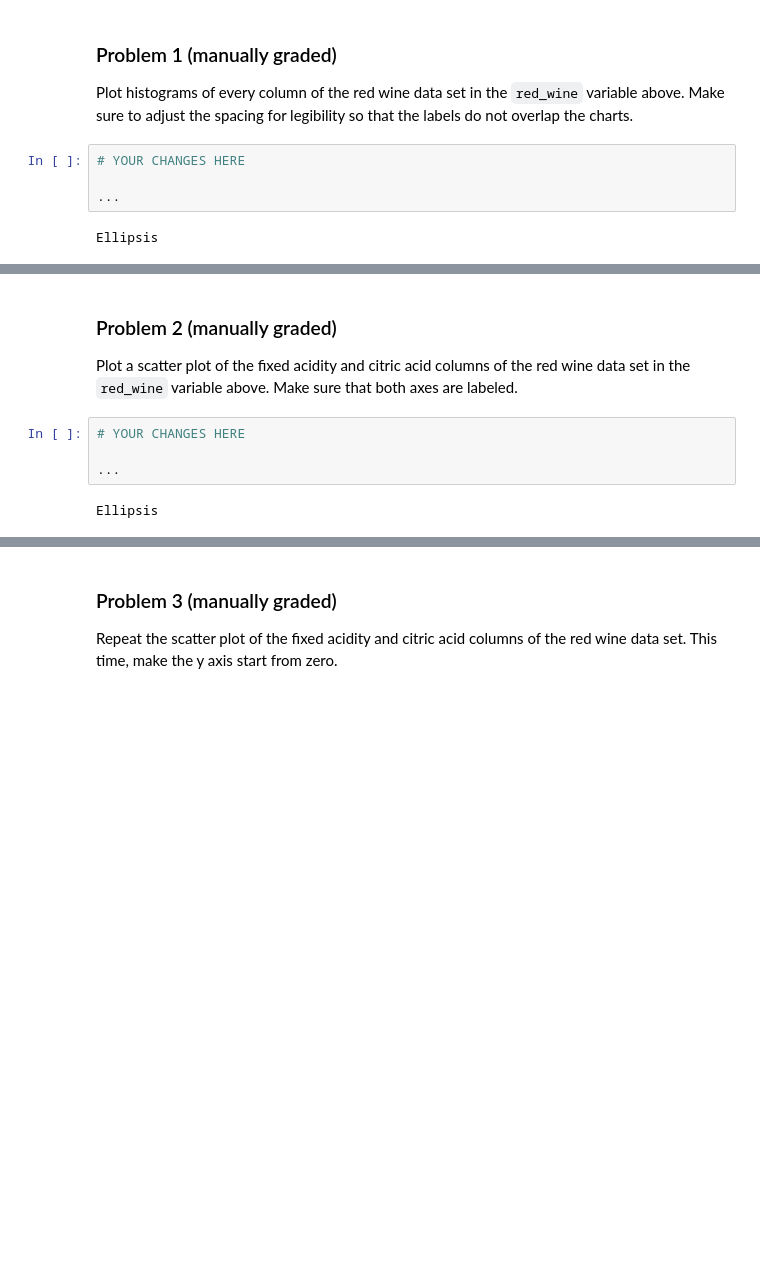
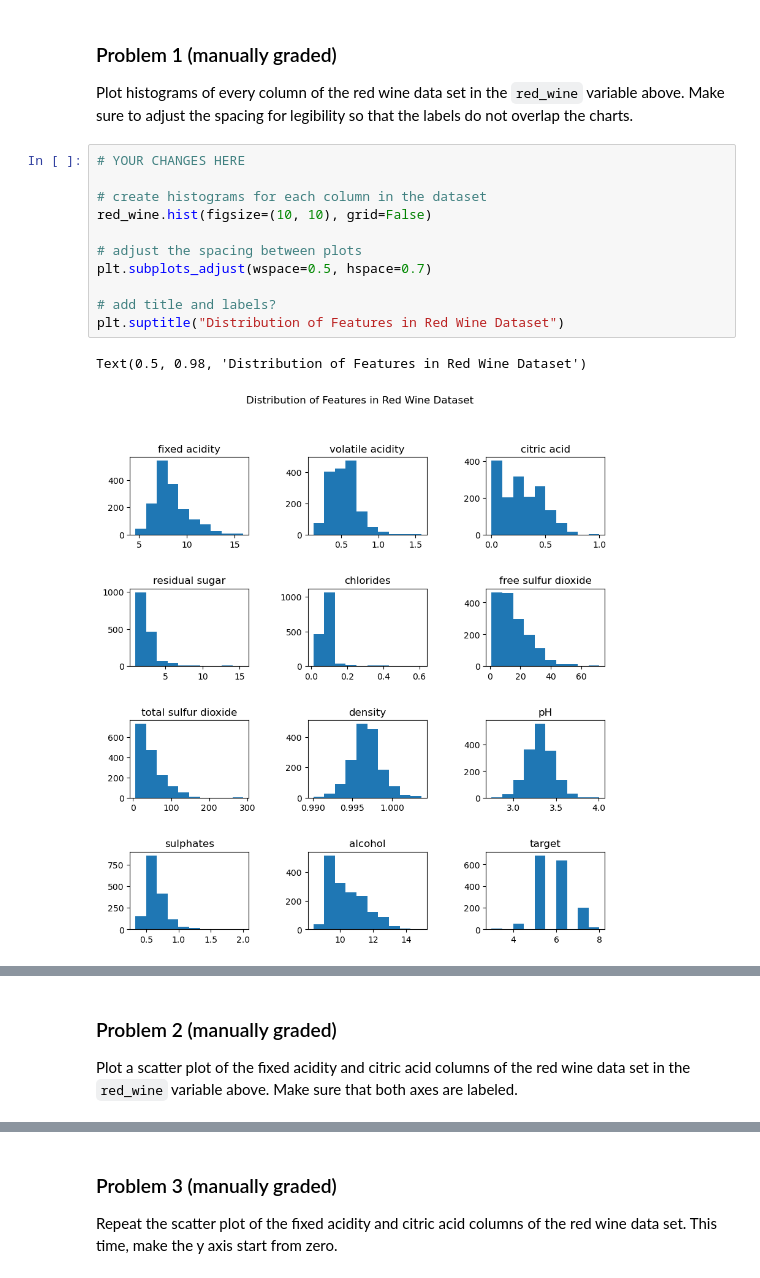
Before and after one commit to veniola/dx602-homework-10, a Jupyter notebook: homework.ipynb, the cells around one changed output, grey strips where cells are left out. Cells and saved outputs as stored; diff of their text form; blank space fills up the shorter version.

```diff
--- a/homework.ipynb
+++ b/homework.ipynb
@@ -48,12 +48,20 @@ red_wine.head()
 
 Plot histograms of every column of the red wine data set in the `red_wine` variable above.
 Make sure to adjust the spacing for legibility so that the labels do not overlap the charts.
-# %%
-# YOUR CHANGES HERE
-
-...
-# %% [output]
-Ellipsis
+# %%
+# YOUR CHANGES HERE
+
+# create histograms for each column in the dataset
+red_wine.hist(figsize=(10, 10), grid=False)
+
+# adjust the spacing between plots
+plt.subplots_adjust(wspace=0.5, hspace=0.7)
+
+# add title and labels?
+plt.suptitle("Distribution of Features in Red Wine Dataset")
+# %% [output]
+Text(0.5, 0.98, 'Distribution of Features in Red Wine Dataset')
+[figure, added]
 # %% [markdown]
 <div style="page-break-after: always;"></div>
 # %% [markdown]
@@ -61,9 +69,3 @@ Ellipsis
 
 Plot a scatter plot of the fixed acidity and citric acid columns of the red wine data set in the `red_wine` variable above.
 Make sure that both axes are labeled.
-# %%
-# YOUR CHANGES HERE
-
-...
-# %% [output]
-Ellipsis
```
Also changed, not shown: parts of 32 cells of this notebook, 1 other file.
